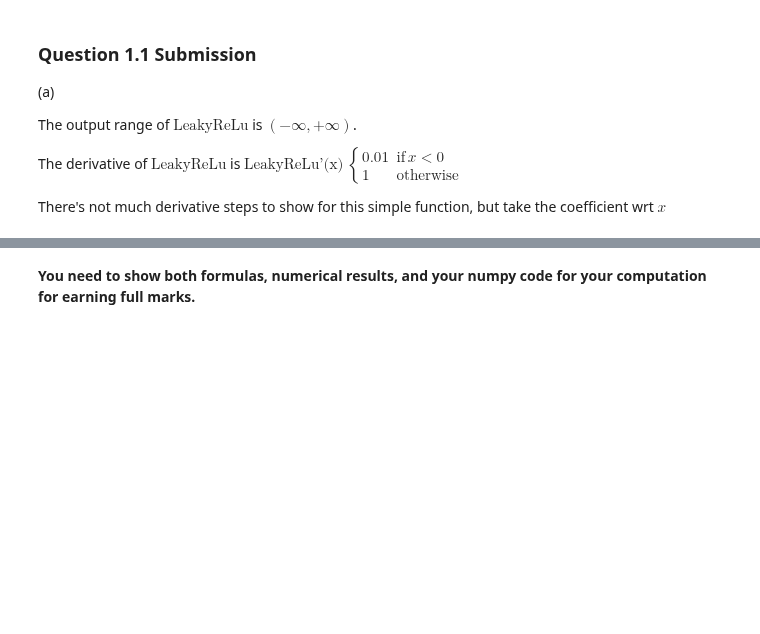
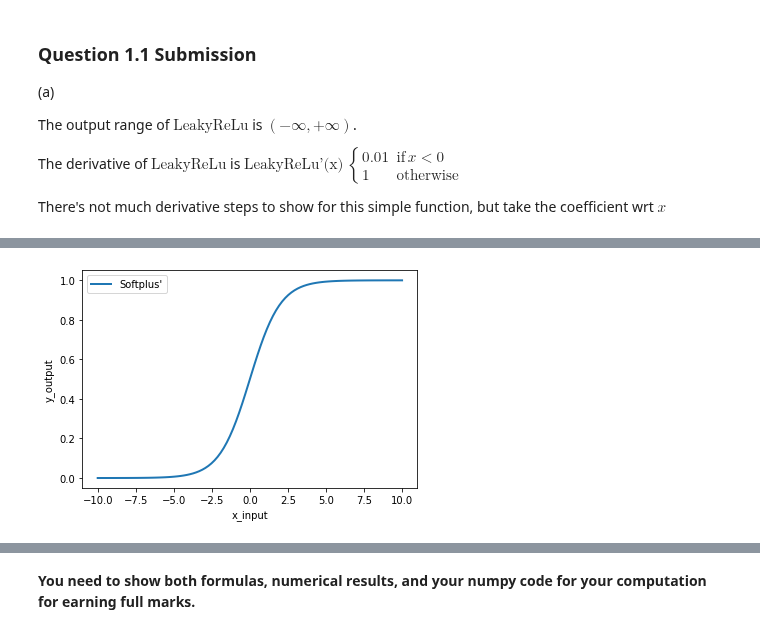
Before and after one commit to multipletwigs/FIT3181-Deep-Learning, a Jupyter notebook: FIT3181_Assignment_1/FIT3181_Assignment1-2022.ipynb, the cells around one changed output, grey strips where cells are left out. Saved outputs shown, nothing was run; the diff lists cells and outputs as text; code cells hidden in the pictures; blank space fills up the shorter version.

```diff
--- a/FIT3181_Assignment_1/FIT3181_Assignment1-2022.ipynb
+++ b/FIT3181_Assignment_1/FIT3181_Assignment1-2022.ipynb
@@ -110,3 +141,12 @@ plt.show()
+# %%
+# Plot derivative
+plt.plot(x_val, list(map(Softplus_derivative, x_val)), linewidth=2)
+plt.xlabel("x_input")
+plt.ylabel("y_output")
+plt.legend(["Softplus'"])
+plt.show()
+# %% [output]
+[figure, added]
 # %% [markdown]
 ####  <span style="color:red">**Question 1.2**</span> **Assume that we feed a data point $x$ with a ground-truth label $y=2$ to the feed-forward neural network with the ReLU activation function as shown in the following figure**
 <img src="Figures/Q2_P1.png" width="500" align="center"/>
```
Also changed, not shown: parts of 10 cells of this notebook, 1 other file.
